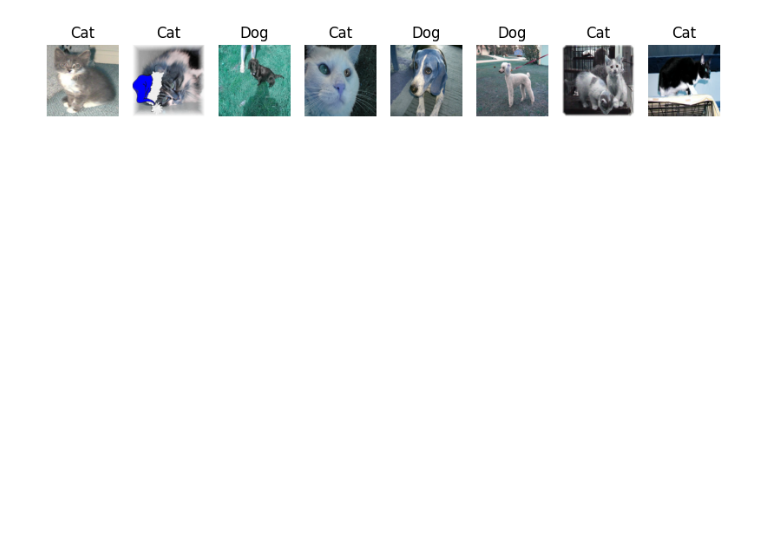
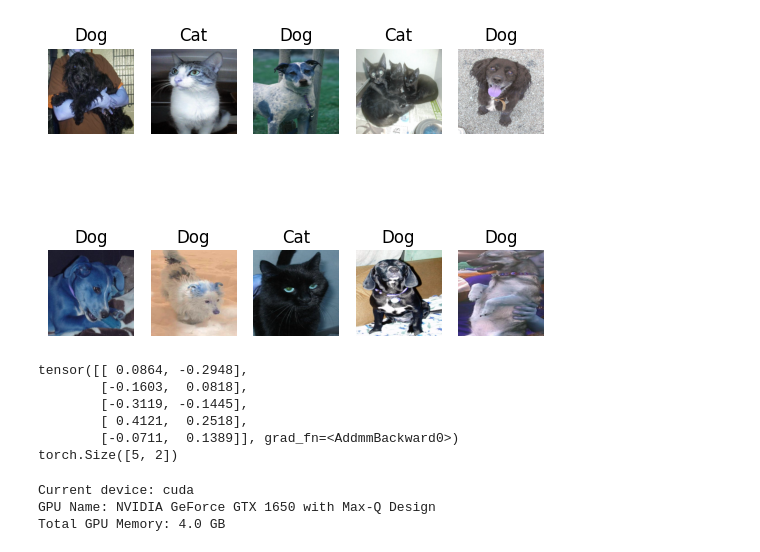
Before and after one commit to EnesAgirman/Cats-and-Dogs-Classifier, a Jupyter notebook: AlexNet_code.ipynb, the cells around one changed output. Cells and saved outputs as stored; diff of their text form; code cells hidden in the pictures; blank space fills up the shorter version.

Commit message:
forward propogation is working

```diff
--- a/AlexNet_code.ipynb
+++ b/AlexNet_code.ipynb
@@ -140,7 +126,7 @@ class Dataset(torch.utils.data.Dataset):
             if self.transform:
                   img = self.transform(img)
             label = self.labels.loc[self.labels['ID'] == index, 'label'].item()
-            return img, label, index
+            return img, label
 # %%
 # create the train dataset and dataloader
 
@@ -148,22 +134,39 @@ class Dataset(torch.utils.data.Dataset):
 transform = transforms.Compose([
     transforms.ToTensor(),
     transforms.Resize((256, 256)),
+    transforms.Normalize(mean=[0.5, 0.5, 0.5], std=[0.5,0.5,0.5])
 ])
 
 train_dataset = Dataset(image_dir='images', label_dir='labels.csv', transform=transform)
 
-train_dataloader = DataLoader(train_dataset, batch_size=8, shuffle=True)
+train_dataloader = DataLoader(train_dataset, batch_size=5, shuffle=True)
+
+val_dataset = Dataset(image_dir='val_images', label_dir='val_labels.csv', transform=transform)
+
+val_dataloader = DataLoader(val_dataset, batch_size=5, shuffle=True)
-# %%
-# get and plot a batch of images using the dataloader
-
-# get a batch of images and labels and plot the images and show their labels
-images, labels, index = next(iter(train_dataloader))
-fig = plt.figure(figsize=(10, 10))
-for i in range(len(images)):
-    ax = plt.subplot(1, len(images), i+1)
-    plt.imshow(images[i].permute(1, 2, 0))
-    plt.title("Cat" if labels[i] == 0 else "Dog")
-    plt.axis('off')
-plt.show()
-# %% [output]
-[figure, removed]
+# %%
+## test the train and val dataloader
+
+# get a batch of images and labels and plot the images and show their labels
+# test the train dataloader
+train_images, train_labels = next(iter(train_dataloader))
+
+# test the validation dataloader
+val_images, val_labels = next(iter(val_dataloader))
+
+# plot a batch of train and val images with their labels. First row is train and second row is val
+fig, ax = plt.subplots(2, 5)
+for i in range(5):
+    train_img = train_images[i].permute(1, 2, 0)
+    train_img = train_img * 0.5 + 0.5    # un normalize the image
+    ax[0, i].imshow(train_img)
+    ax[0, i].set_title("Cat" if train_labels[i] == 0 else "Dog")
+    ax[0, i].axis('off')
+    val_img = val_images[i].permute(1, 2, 0)
+    val_img = val_img * 0.5 + 0.5    # un normalize the image
+    ax[1, i].imshow(val_img)
+    ax[1, i].set_title("Cat" if val_labels[i] == 0 else "Dog")
+    ax[1, i].axis('off')
+plt.show()
+# %% [output]
+[figure, added]
@@ -169,0 +227,29 @@ plt.show()
+# %%
+# try the forward pass using the train dataloader
+
+myModel = AlexNet()
+
+images, labels = next(iter(train_dataloader))
+
+result1 = myModel.forward(images)
+
+print(result1)
+print(result1.shape)
+# %% [output]
+tensor([[ 0.0864, -0.2948],
+        [-0.1603,  0.0818],
+        [-0.3119, -0.1445],
+        [ 0.4121,  0.2518],
+        [-0.0711,  0.1389]], grad_fn=<AddmmBackward0>)
+torch.Size([5, 2])
+# %%
+device = torch.device('cuda' if torch.cuda.is_available() else 'cpu')
+print('Current device:', device)
+
+if device.type == 'cuda':
+    print('GPU Name:', torch.cuda.get_device_name(0))
+    print('Total GPU Memory:', round(torch.cuda.get_device_properties(0).total_memory/1024**3,1), 'GB')
+# %% [output]
+Current device: cuda
+GPU Name: NVIDIA GeForce GTX 1650 with Max-Q Design
+Total GPU Memory: 4.0 GB
```
Also changed, not shown: parts of 8 cells of this notebook.
